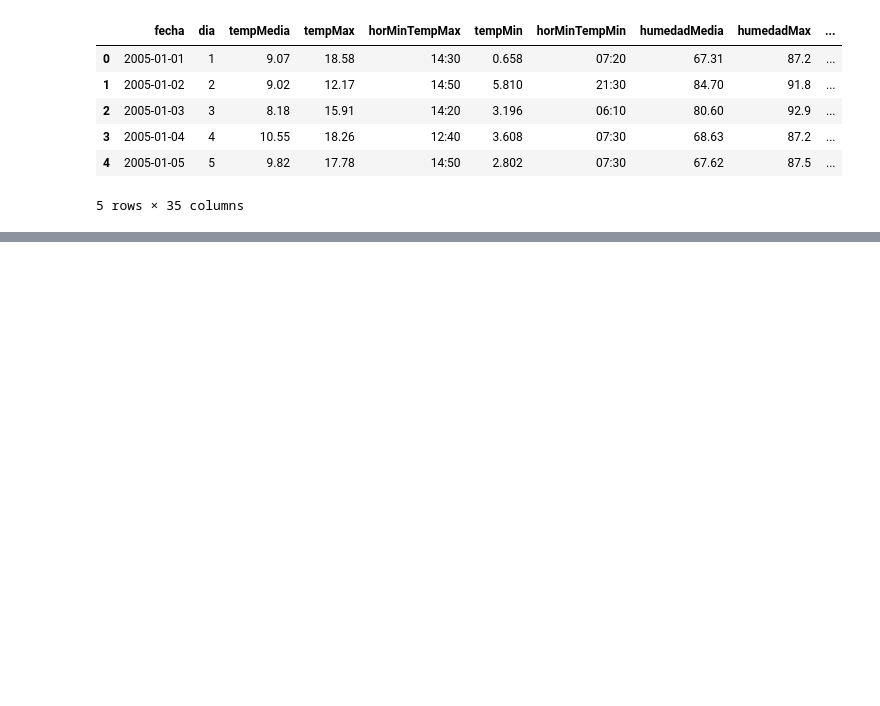
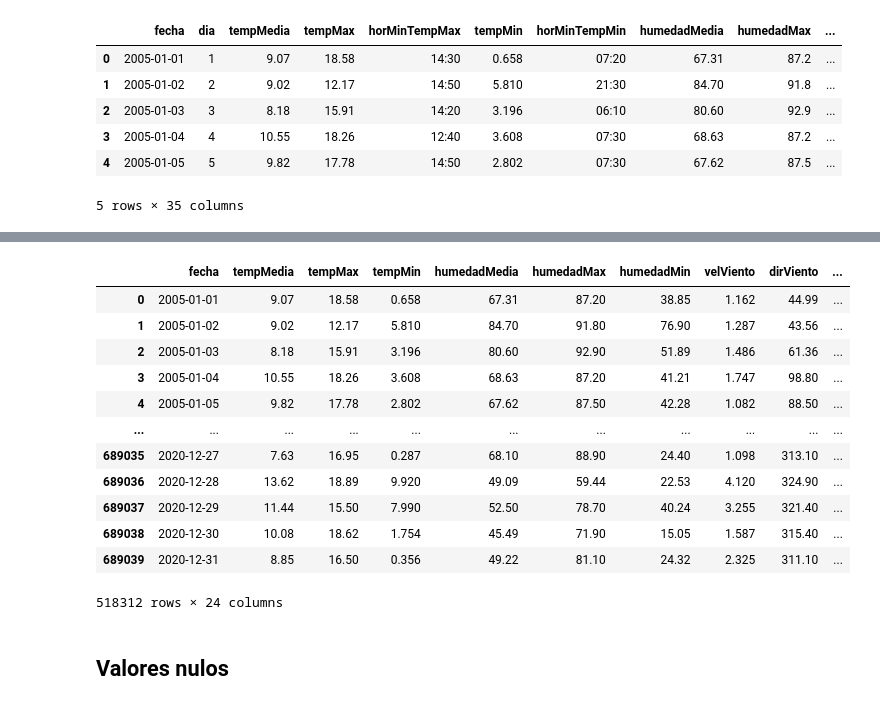
Before and after one commit to lolagj/TFM-Sistema-Riego-Agricola, a Jupyter notebook: notebooks/preparacion_datos/Preprocesamiento.ipynb, the cells around one changed output, grey strips where cells are left out. Drawn from its saved outputs; the diff is of its cells as text; code cells hidden in the pictures; blank space fills up the shorter version.

```diff
--- a/notebooks/preparacion_datos/Preprocesamiento.ipynb
+++ b/notebooks/preparacion_datos/Preprocesamiento.ipynb
@@ -24,0 +128,4 @@ df_integrado.to_csv("../../data/processed/datos_integrados.csv", sep=";", index=
+# %%
+df_integrado = df_integrado[['fecha','tempMedia', 'tempMax', 'tempMin','humedadMedia', 'humedadMax', 'humedadMin', 'velViento',
+        'dirViento', 'velVientoMax', 'dirVientoVelMax', 'radiacion', 'precipitacion','et0', 'altitud','lon', 'lat',
+        'dia_del_año_sin', 'dia_del_año_cos', 'año', 'mes', 'mes_sin', 'mes_cos', 'provincia_id', 'codigoEstacion']]
@@ -24,0 +155,2 @@ df_integrado.to_csv("../../data/processed/datos_integrados.csv", sep=";", index=
+# %%
+año_corte_test = 2020
@@ -24,0 +162,16 @@ df_integrado.to_csv("../../data/processed/datos_integrados.csv", sep=";", index=
+# %%
+var = ['fecha','tempMedia', 'tempMax', 'tempMin', 'humedadMedia', 'humedadMax',
+       'humedadMin', 'velViento', 'dirViento', 'velVientoMax',
+       'dirVientoVelMax', 'radiacion', 'precipitacion', 'altitud',
+       'lon', 'lat', 'dia_del_año_sin', 'dia_del_año_cos', 'año', 'mes',
+       'mes_sin', 'mes_cos', 'provincia_id', 'codigoEstacion']
+# %%
+train_indices = df_integrado[df_integrado['año'] <= año_corte_test].index
+test_indices = df_integrado[df_integrado['año'] > año_corte_test].index
+
+X_train, X_test = df_integrado[var].loc[train_indices], df_integrado[var].loc[test_indices]
+
+y_train, y_test = df_integrado['et0'].loc[train_indices], df_integrado['et0'].loc[test_indices]
+
+print(f"Tamaño X: Train: {X_train.shape}, Test: {X_test.shape}")
+print(f"Tamaño Y: Train: {y_train.shape}, Test: {y_train.shape}")
@@ -24,0 +196,16 @@ df_integrado.to_csv("../../data/processed/datos_integrados.csv", sep=";", index=
+# %%
+X_train
+# %% [output]
+|  | fecha | tempMedia | tempMax | tempMin | humedadMedia | humedadMax | humedadMin | velViento | dirViento | ... |
+| 0 | 2005-01-01 | 9.07 | 18.58 | 0.658 | 67.31 | 87.20 | 38.85 | 1.162 | 44.99 | ... |
+| 1 | 2005-01-02 | 9.02 | 12.17 | 5.810 | 84.70 | 91.80 | 76.90 | 1.287 | 43.56 | ... |
+| 2 | 2005-01-03 | 8.18 | 15.91 | 3.196 | 80.60 | 92.90 | 51.89 | 1.486 | 61.36 | ... |
+| 3 | 2005-01-04 | 10.55 | 18.26 | 3.608 | 68.63 | 87.20 | 41.21 | 1.747 | 98.80 | ... |
+| 4 | 2005-01-05 | 9.82 | 17.78 | 2.802 | 67.62 | 87.50 | 42.28 | 1.082 | 88.50 | ... |
+| ... | ... | ... | ... | ... | ... | ... | ... | ... | ... | ... |
+| 689035 | 2020-12-27 | 7.63 | 16.95 | 0.287 | 68.10 | 88.90 | 24.40 | 1.098 | 313.10 | ... |
+| 689036 | 2020-12-28 | 13.62 | 18.89 | 9.920 | 49.09 | 59.44 | 22.53 | 4.120 | 324.90 | ... |
+| 689037 | 2020-12-29 | 11.44 | 15.50 | 7.990 | 52.50 | 78.70 | 40.24 | 3.255 | 321.40 | ... |
+| 689038 | 2020-12-30 | 10.08 | 18.62 | 1.754 | 45.49 | 71.90 | 15.05 | 1.587 | 315.40 | ... |
+| 689039 | 2020-12-31 | 8.85 | 16.50 | 0.356 | 49.22 | 81.10 | 24.32 | 2.325 | 311.10 | ... |
+518312 rows × 24 columns
@@ -24,0 +217,2 @@ df_integrado.to_csv("../../data/processed/datos_integrados.csv", sep=";", index=
+# %% [markdown]
+## Valores nulos
```
Also changed, not shown: parts of 48 cells of this notebook, 7 other files.
